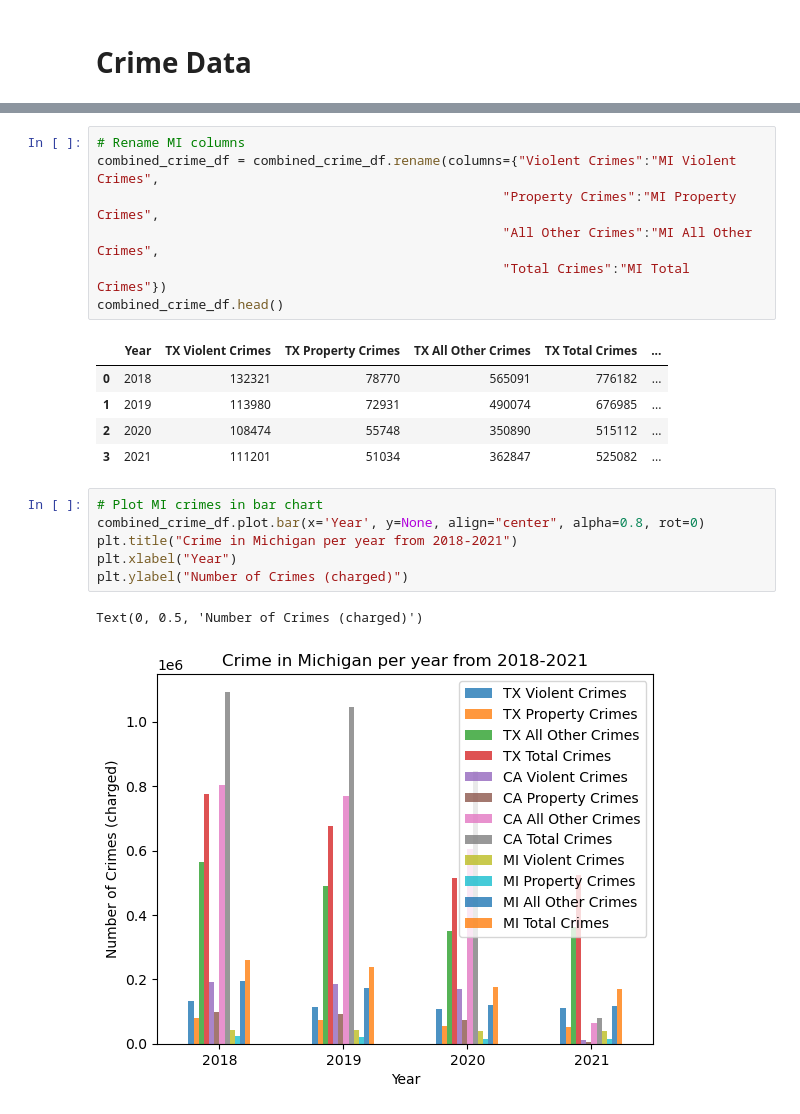
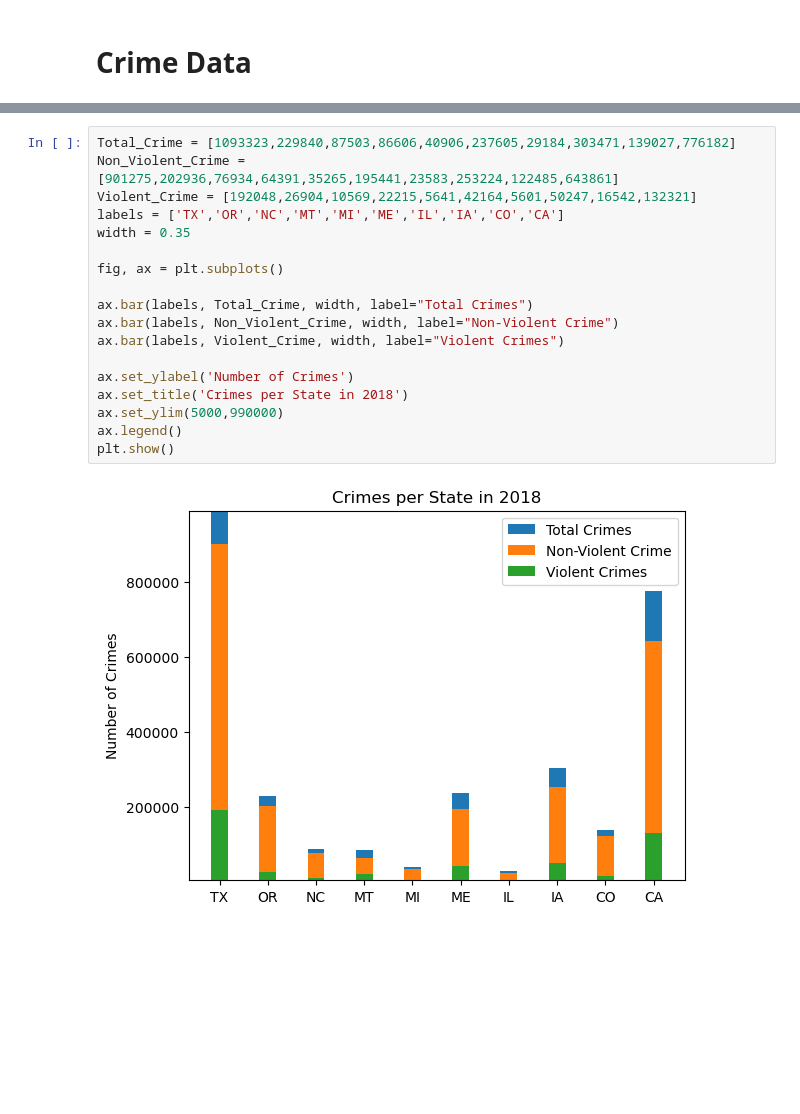
Before and after one commit to drainlm/Personalized-Relocation-Helper-, a Jupyter notebook: code.ipynb, the cells around one changed output, grey strips where cells are left out. Saved outputs shown, nothing was run; the diff lists cells and outputs as text; blank space fills up the shorter version.

```diff
--- a/code.ipynb
+++ b/code.ipynb
@@ -299,22 +89,20 @@ combined_crime_df
-# %%
-# Rename MI columns
-combined_crime_df = combined_crime_df.rename(columns={"Violent Crimes":"MI Violent Crimes",
-                                                    "Property Crimes":"MI Property Crimes",
-                                                    "All Other Crimes":"MI All Other Crimes",
-                                                    "Total Crimes":"MI Total Crimes"})
-combined_crime_df.head()
-# %% [output]
-|  | Year | TX Violent Crimes | TX Property Crimes | TX All Other Crimes | TX Total Crimes | ... |
-| 0 | 2018 | 132321 | 78770 | 565091 | 776182 | ... |
-| 1 | 2019 | 113980 | 72931 | 490074 | 676985 | ... |
-| 2 | 2020 | 108474 | 55748 | 350890 | 515112 | ... |
-| 3 | 2021 | 111201 | 51034 | 362847 | 525082 | ... |
-# %%
-# Plot MI crimes in bar chart
-combined_crime_df.plot.bar(x='Year', y=None, align="center", alpha=0.8, rot=0)
-plt.title("Crime in Michigan per year from 2018-2021")
-plt.xlabel("Year")
-plt.ylabel("Number of Crimes (charged)")
-# %% [output]
-Text(0, 0.5, 'Number of Crimes (charged)')
-[figure, removed]
+# %%
+Total_Crime = [1093323,229840,87503,86606,40906,237605,29184,303471,139027,776182]
+Non_Violent_Crime = [901275,202936,76934,64391,35265,195441,23583,253224,122485,643861]
+Violent_Crime = [192048,26904,10569,22215,5641,42164,5601,50247,16542,132321]
+labels = ['TX','OR','NC','MT','MI','ME','IL','IA','CO','CA']
+width = 0.35
+
+fig, ax = plt.subplots()
+
+ax.bar(labels, Total_Crime, width, label="Total Crimes")
+ax.bar(labels, Non_Violent_Crime, width, label="Non-Violent Crime")
+ax.bar(labels, Violent_Crime, width, label="Violent Crimes")
+
+ax.set_ylabel('Number of Crimes')
+ax.set_title('Crimes per State in 2018')
+ax.set_ylim(5000,990000)
+ax.legend()
+plt.show()
+# %% [output]
+[figure, added]
```
Also changed, not shown: parts of 25 cells of this notebook, 1 other file.
